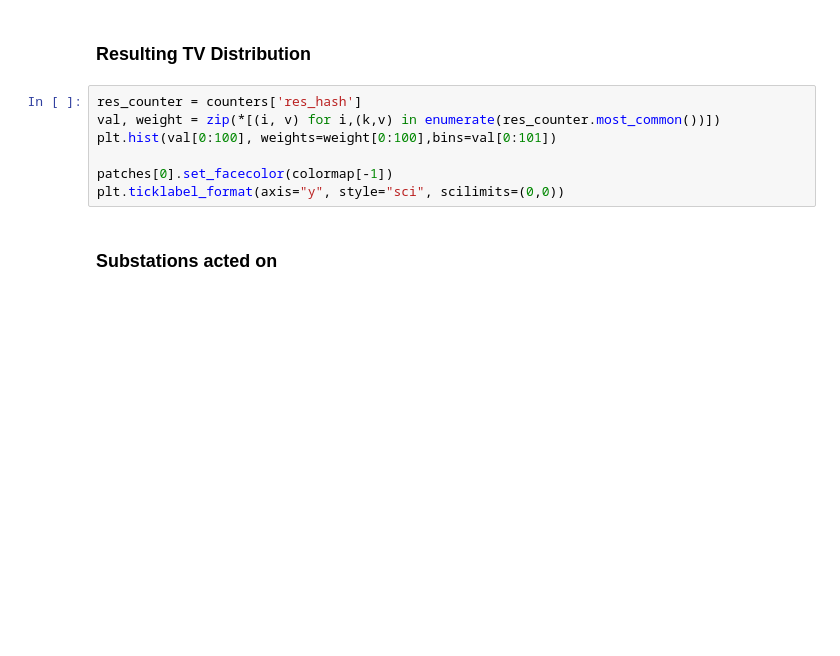
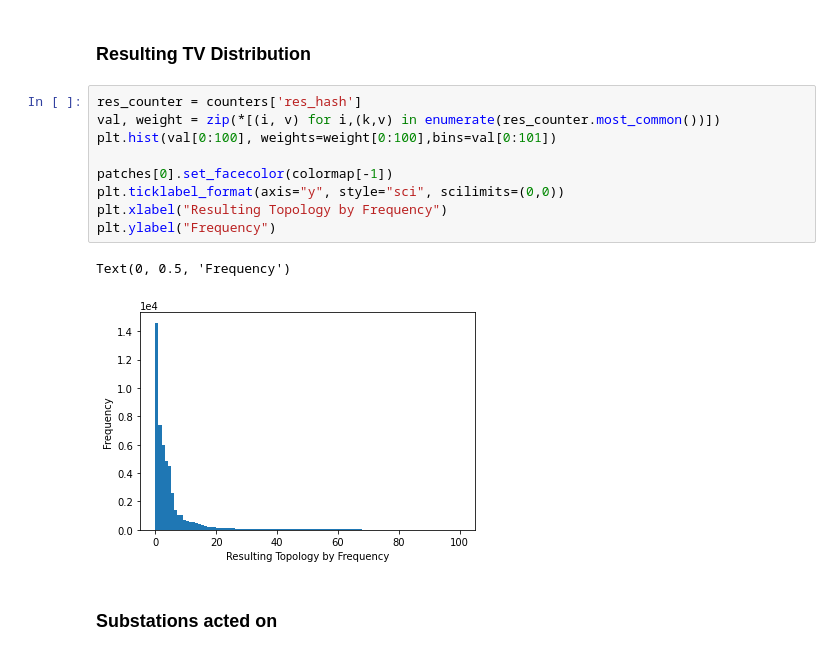
Before and after one commit to MatthijsdeJ/GNN_PN_Operation_MSc_Thesis, a Jupyter notebook: data_preprocessing_analysis/data_analysis_no_outage.ipynb, the cells around one changed output. Drawn from its saved outputs; the diff is of its cells as text; blank space fills up the shorter version.

```diff
--- a/data_preprocessing_analysis/data_analysis_no_outage.ipynb
+++ b/data_preprocessing_analysis/data_analysis_no_outage.ipynb
@@ -215,10 +284,15 @@ plt.ticklabel_format(axis="y", style="sci", scilimits=(0,0))
 # %%
 res_counter = counters['res_hash']
 val, weight = zip(*[(i, v) for i,(k,v) in enumerate(res_counter.most_common())])
 plt.hist(val[0:100], weights=weight[0:100],bins=val[0:101])
 
 patches[0].set_facecolor(colormap[-1])
 plt.ticklabel_format(axis="y", style="sci", scilimits=(0,0))
+plt.xlabel("Resulting Topology by Frequency")
+plt.ylabel("Frequency")
+# %% [output]
+Text(0, 0.5, 'Frequency')
+[figure, added]
 # %% [markdown]
 ### Substations acted on
 # %%
```
Also changed, not shown: parts of 13 cells of this notebook, 1 other file.
